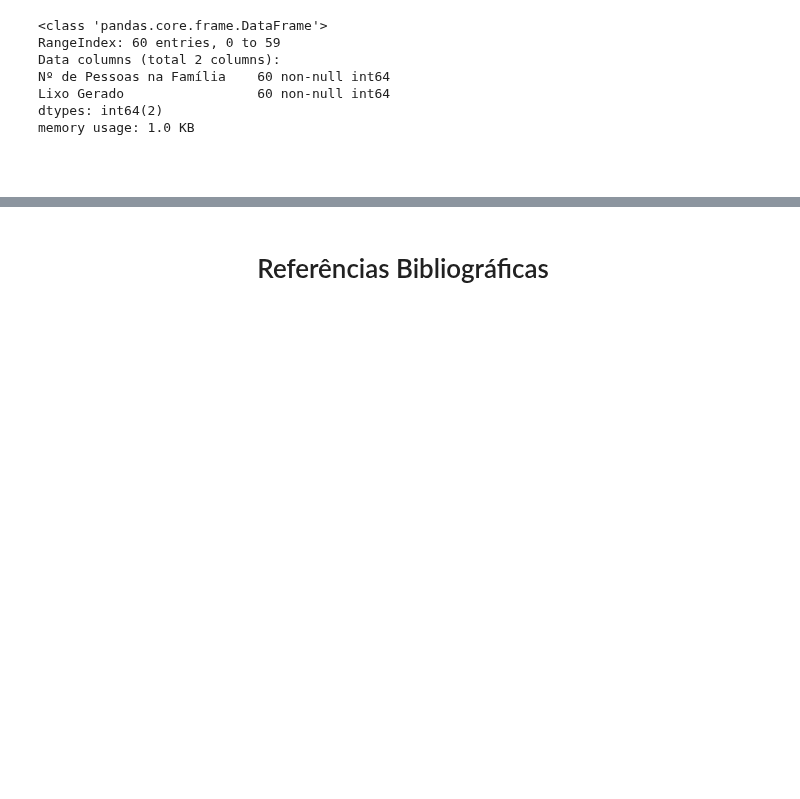
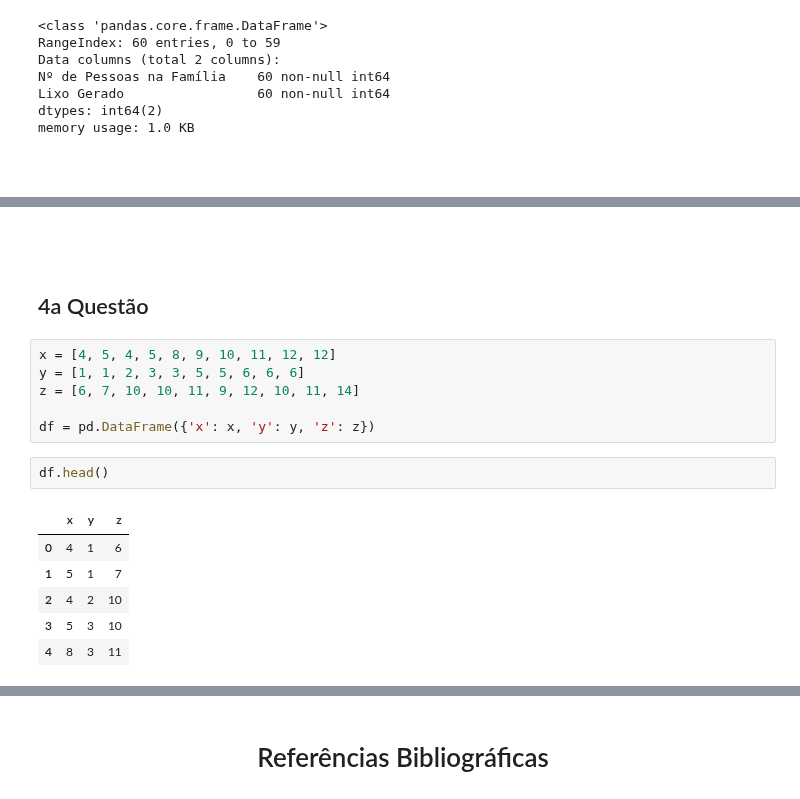
Before and after one commit to araujoyuri/linear-regression-and-correlation, a Jupyter notebook: notebooks/linear_regression.ipynb, the cells around one changed output, grey strips where cells are left out. Drawn from its saved outputs; the diff is of its cells as text; blank space fills up the shorter version.

```diff
--- a/notebooks/linear_regression.ipynb
+++ b/notebooks/linear_regression.ipynb
@@ -171,0 +366,19 @@ memory usage: 1.0 KB
+# %% [markdown]
+&nbsp;
+# %% [markdown]
+<h2>4a Questão</h2>
+# %%
+x = [4, 5, 4, 5, 8, 9, 10, 11, 12, 12]
+y = [1, 1, 2, 3, 3, 5, 5, 6, 6, 6]
+z = [6, 7, 10, 10, 11, 9, 12, 10, 11, 14]
+
+df = pd.DataFrame({'x': x, 'y': y, 'z': z})
+# %%
+df.head()
+# %% [output]
+|  | x | y | z |
+| 0 | 4 | 1 | 6 |
+| 1 | 5 | 1 | 7 |
+| 2 | 4 | 2 | 10 |
+| 3 | 5 | 3 | 10 |
+| 4 | 8 | 3 | 11 |
```
Also changed, not shown: parts of 65 cells of this notebook, 7 other files.
